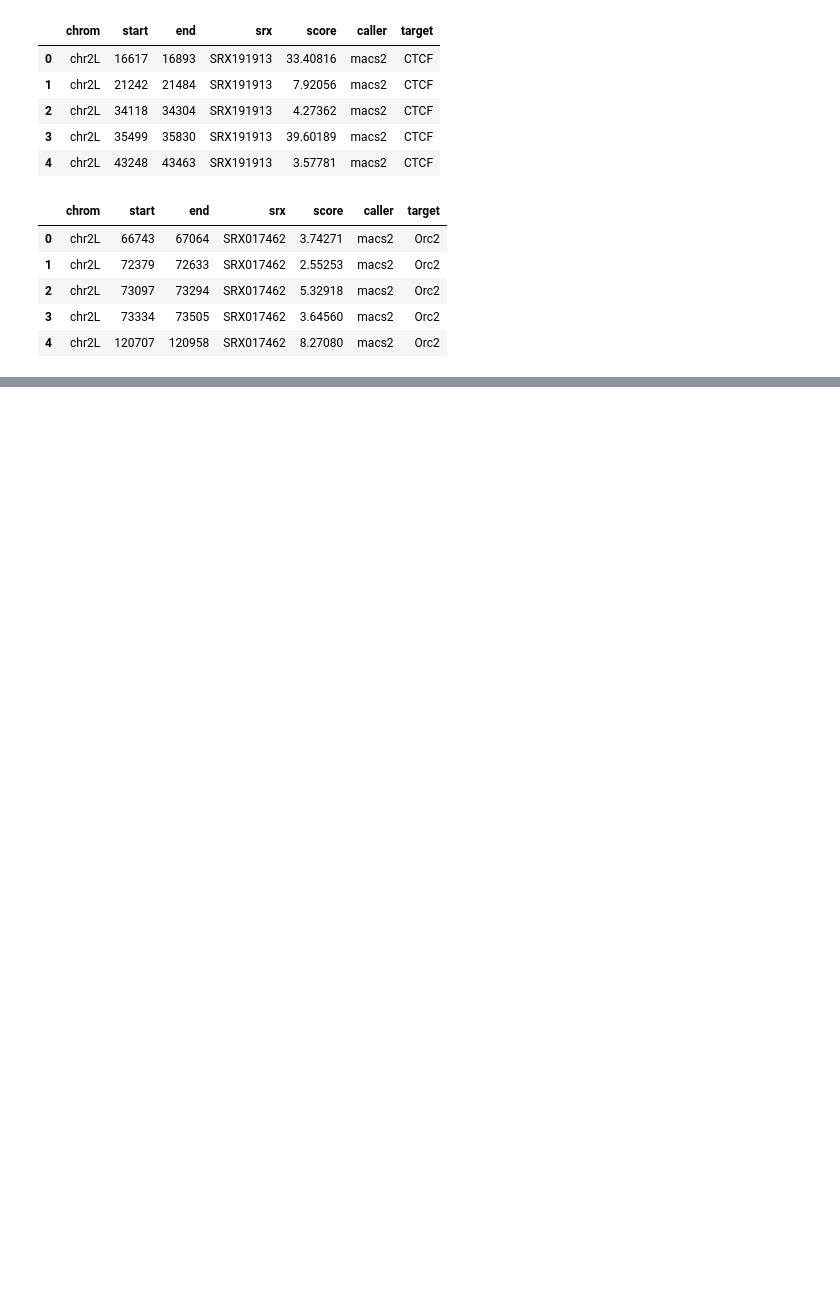
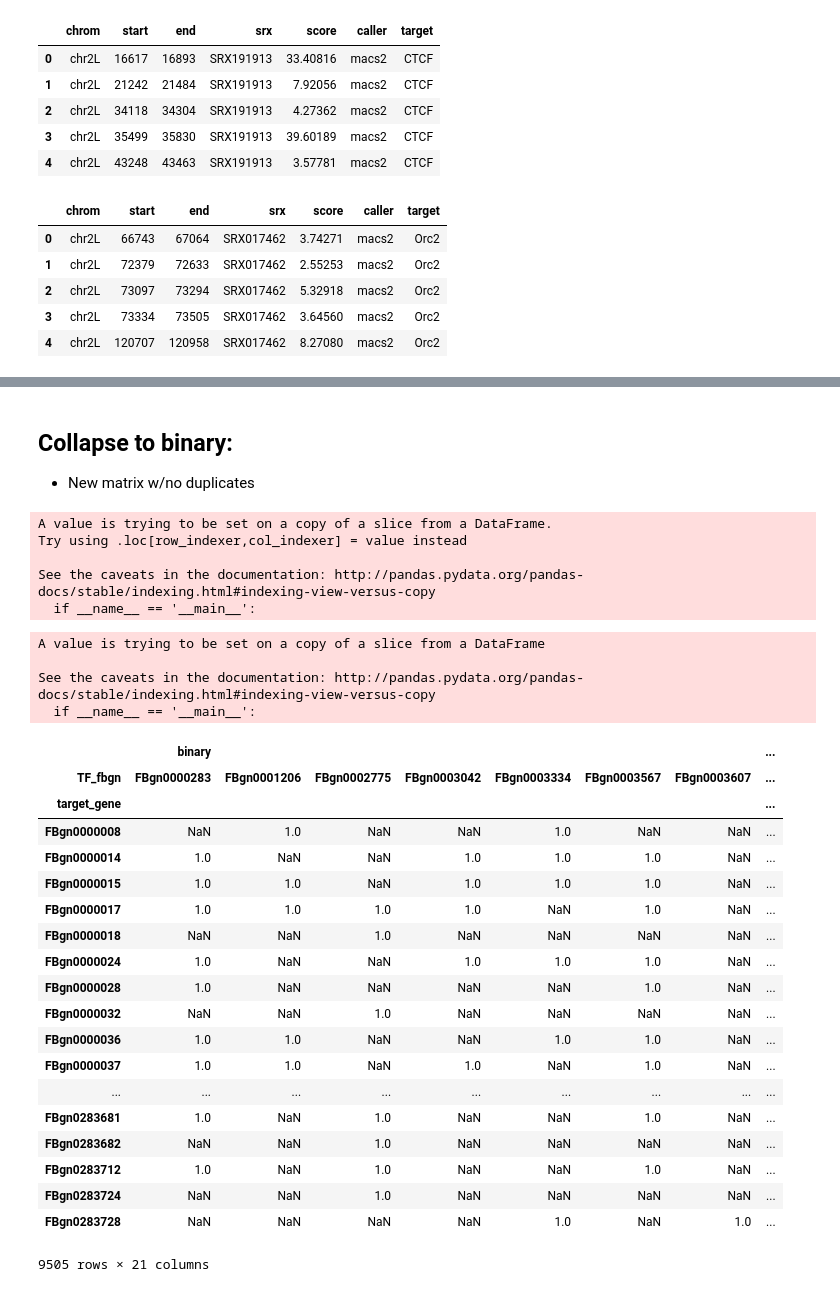
Before and after one commit to isabelleberger/s2cell-prior, a Jupyter notebook: notebook/2018-01-17_build_ChIP_matrices.ipynb, the cells around one changed output, grey strips where cells are left out. Drawn from its saved outputs; the diff is of its cells as text; code cells hidden in the pictures; blank space fills up the shorter version.

Commit message:
initial build of binary TF ChIP matrix

```diff
--- a/notebook/2018-01-17_build_ChIP_matrices.ipynb
+++ b/notebook/2018-01-17_build_ChIP_matrices.ipynb
@@ -67,0 +150,2 @@ len(hist2.target.unique())
+# %%
+targene_intersect.columns = ['target_gene','chrom','start','end','srx','log10qval','caller','TF','TF_fbgn']
@@ -67,0 +161,47 @@ len(hist2.target.unique())
+# %% [markdown]
+## Collapse to binary:
+- New matrix w/no duplicates
+# %%
+#If peak in gene region count it as a 1
+#only need gene,TF_fbgn
+binary_collapse = targene_intersect[['target_gene','TF_fbgn']]
+# %%
+binary_collapse['binary'] = 1
+# %% [output]
+A value is trying to be set on a copy of a slice from a DataFrame.
+Try using .loc[row_indexer,col_indexer] = value instead
+
+See the caveats in the documentation: http://pandas.pydata.org/pandas-docs/stable/indexing.html#indexing-view-versus-copy
+  if __name__ == '__main__':
+# %%
+binary_collapse.drop_duplicates(inplace=True)
+# %% [output]
+A value is trying to be set on a copy of a slice from a DataFrame
+
+See the caveats in the documentation: http://pandas.pydata.org/pandas-docs/stable/indexing.html#indexing-view-versus-copy
+  if __name__ == '__main__':
+# %%
+#index can't have duplicate entries so I need to condense this information down
+binary_collapse.set_index(['target_gene','TF_fbgn'], inplace=True)
+binary_collapse.unstack()
+# %% [output]
+|  | binary |  |  |  |  |  |  | ... |
+| TF_fbgn | FBgn0000283 | FBgn0001206 | FBgn0002775 | FBgn0003042 | FBgn0003334 | FBgn0003567 | FBgn0003607 | ... |
+| target_gene |  |  |  |  |  |  |  | ... |
+| FBgn0000008 | NaN | 1.0 | NaN | NaN | 1.0 | NaN | NaN | ... |
+| FBgn0000014 | 1.0 | NaN | NaN | 1.0 | 1.0 | 1.0 | NaN | ... |
+| FBgn0000015 | 1.0 | 1.0 | NaN | 1.0 | 1.0 | 1.0 | NaN | ... |
+| FBgn0000017 | 1.0 | 1.0 | 1.0 | 1.0 | NaN | 1.0 | NaN | ... |
+| FBgn0000018 | NaN | NaN | 1.0 | NaN | NaN | NaN | NaN | ... |
+| FBgn0000024 | 1.0 | NaN | NaN | 1.0 | 1.0 | 1.0 | NaN | ... |
+| FBgn0000028 | 1.0 | NaN | NaN | NaN | NaN | 1.0 | NaN | ... |
+| FBgn0000032 | NaN | NaN | 1.0 | NaN | NaN | NaN | NaN | ... |
+| FBgn0000036 | 1.0 | 1.0 | NaN | NaN | 1.0 | 1.0 | NaN | ... |
+| FBgn0000037 | 1.0 | 1.0 | NaN | 1.0 | NaN | 1.0 | NaN | ... |
+| ... | ... | ... | ... | ... | ... | ... | ... | ... |
+| FBgn0283681 | 1.0 | NaN | 1.0 | NaN | NaN | 1.0 | NaN | ... |
+| FBgn0283682 | NaN | NaN | 1.0 | NaN | NaN | NaN | NaN | ... |
+| FBgn0283712 | 1.0 | NaN | 1.0 | NaN | NaN | 1.0 | NaN | ... |
+| FBgn0283724 | NaN | NaN | 1.0 | NaN | NaN | NaN | NaN | ... |
+| FBgn0283728 | NaN | NaN | NaN | NaN | 1.0 | NaN | 1.0 | ... |
+9505 rows × 21 columns
```
Also changed, not shown: parts of 31 cells of this notebook.
